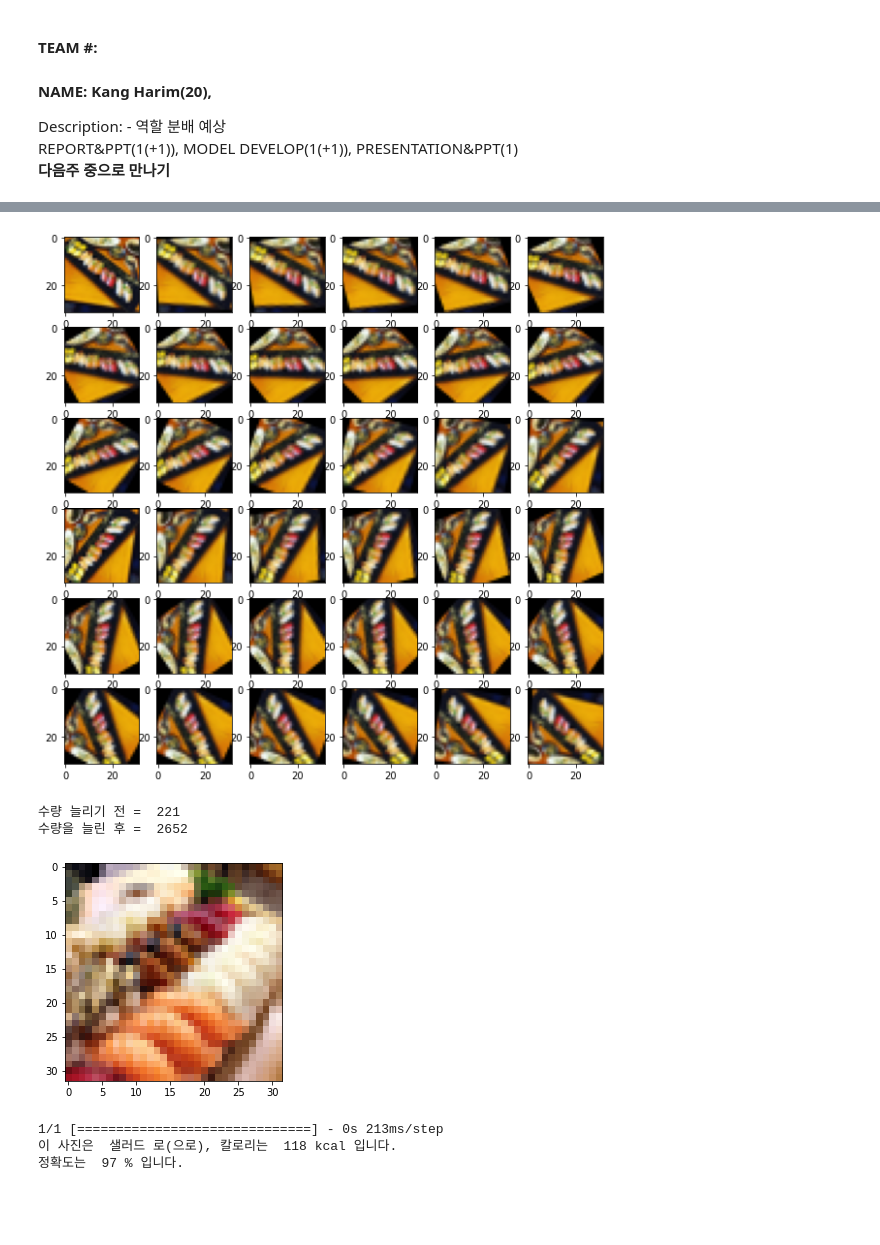
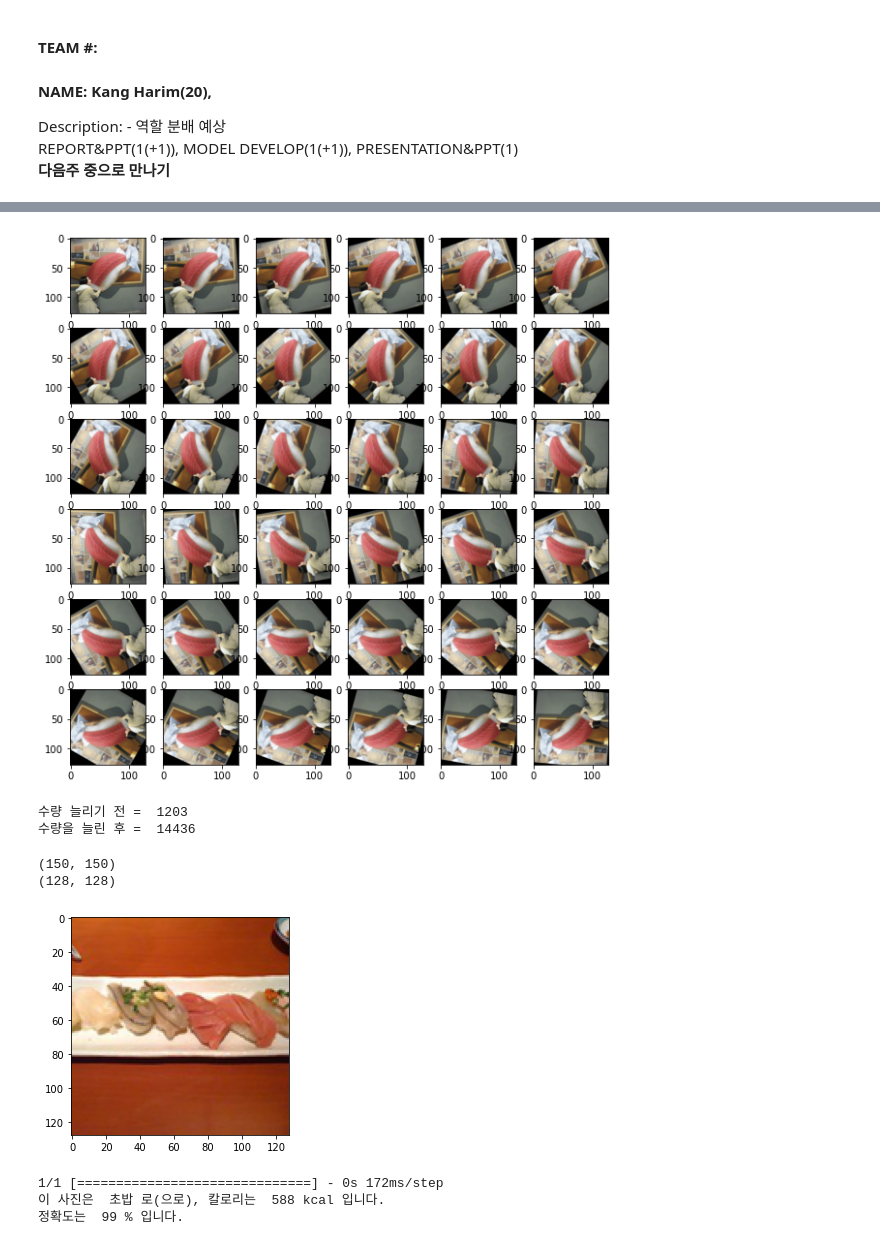
Before and after one commit to zixxin/AITeamProject, a Jupyter notebook: ai_team_pj.ipynb, the cells around one changed output, grey strips where cells are left out. Cells and saved outputs as stored; diff of their text form; code cells hidden in the pictures; blank space fills up the shorter version.

```diff
--- a/ai_team_pj.ipynb
+++ b/ai_team_pj.ipynb
@@ -205,16 +183,16 @@ from keras.optimizers import RMSprop
 # CNN 모델 정의하기
 def def_model(in_shape, nb_classes):
     model=Sequential()
-    model.add(Conv2D(32,
+    model.add(Conv2D(64,
                     kernel_size=(3,3),
                     activation='relu',
                     input_shape=in_shape))
-    model.add(Conv2D(32,(3,3),activation='relu'))
+    #model.add(Conv2D(64,(3,3),activation='relu'))
     model.add(MaxPooling2D(pool_size=(2,2)))
     model.add(Dropout(0.25))
 
-    model.add(Conv2D(64,(3,3),activation='relu'))
-    model.add(Conv2D(64,(3,3),activation='relu'))
+    #model.add(Conv2D(256,(3,3),activation='relu'))
+    model.add(Conv2D(256,(3,3),activation='relu'))
     model.add(MaxPooling2D(pool_size=(2,2)))
     model.add(Dropout(0.25))
 
@@ -325,16 +301,16 @@ plt.figure(figsize= (10,10))
 for i in range(36):
     plt.subplot(6,6,i+1)
 
-    center = (16,16)
+    center = (im_rows/2,im_cols/2)
     angle = i * 5
     scale = 1.0
     mtx = cv2.getRotationMatrix2D(center, angle, scale)
-    img2 = cv2.warpAffine(img, mtx, (32, 32))
+    img2 = cv2.warpAffine(img, mtx, (0,0))
 
     plt.imshow(img2)
 plt.show()
 # %% [output]
-[figure, old version]
+[figure, new version]
 # %%
 import cv2
 
@@ -346,9 +322,9 @@ y_new = []
 for i, xi in enumerate(x_train):
     yi = y_train[i]
     for ang in range(-30, 30, 5):
-        center = (16,16)
+        center = (im_rows/2,im_cols/2)
         mtx = cv2.getRotationMatrix2D(center, ang, 1.0)
-        xi2 = cv2.warpAffine(xi, mtx, (32,32))
+        xi2 = cv2.warpAffine(xi, mtx, (0, 0))
         x_new.append(xi2)
         y_new.append(yi)
 
@@ -361,8 +337,8 @@ print('수량을 늘린 후 = ', len(y_train))
 
 model = get_model(in_shape, nb_classes)
 # %% [output]
-수량 늘리기 전 =  221
-수량을 늘린 후 =  2652
+수량 늘리기 전 =  1203
+수량을 늘린 후 =  14436
 # %%
 # import cnn_model
 import keras
@@ -373,46 +349,50 @@ import matplotlib.pyplot as plt
 
 target_image = "test-sushi.jgp"
 
-im_rows = 32
-im_cols = 32
+im_rows = 128
+im_cols = 128
 im_color = 3
 in_shape = (im_rows, im_cols, im_color)
-nb_classes = 3
+nb_classes = 9
 
-LABELS = ["초밥", "샐러드", "마파두부"]
+LABELS = ["초밥", "샐러드", "피자", "떡볶이", "김밥", "짜장면", "햄버거", "파스타", "돈까스"]
 
-CALORIES = [588, 118, 648]
+CALORIES = [588, 118, 266, 300, 485, 864, 294, 131, 574]
 
 model = get_model(in_shape, nb_classes)
 model.load_weights('./image/photos-model-light.hdf5')
 
 def check_photo(path):
     img = Image.open(path)
     img = img.convert("RGB")
+    print(img.size)
     img = img.resize((im_cols, im_rows))
+    print(img.size)
     plt.imshow(img)
     plt.show()
 
     x = np.asarray(img)
     x = x.reshape(-1, im_rows, im_cols, im_color)
     x = x/ 255
 
     pre = model.predict([x])[0]
     idx = pre.argmax()
     per = int(pre[idx]*100)
     return (idx, per)
 
 def check_photo_str(path):
     idx, per = check_photo(path)
 
     print("이 사진은 ", LABELS[idx], "로(으로), 칼로리는 ", CALORIES[idx], "kcal 입니다.")
     print("정확도는 ", per , "% 입니다.")
 
 if __name__ == '__main__':
-    check_photo_str('./image/test_sushi.jpg')
+    check_photo_str('./image/sushi/4001311474.jpg')
 #     check_photo_str('test_salad.jpg')
 # %% [output]
+(150, 150)
+(128, 128)
-[figure, old version]
+[figure, new version]
-1/1 [==============================] - 0s 213ms/step
-이 사진은  샐러드 로(으로), 칼로리는  118 kcal 입니다.
-정확도는  97 % 입니다.
+1/1 [==============================] - 0s 172ms/step
+이 사진은  초밥 로(으로), 칼로리는  588 kcal 입니다.
+정확도는  99 % 입니다.
```
Also changed, not shown: parts of 9 cells of this notebook.
